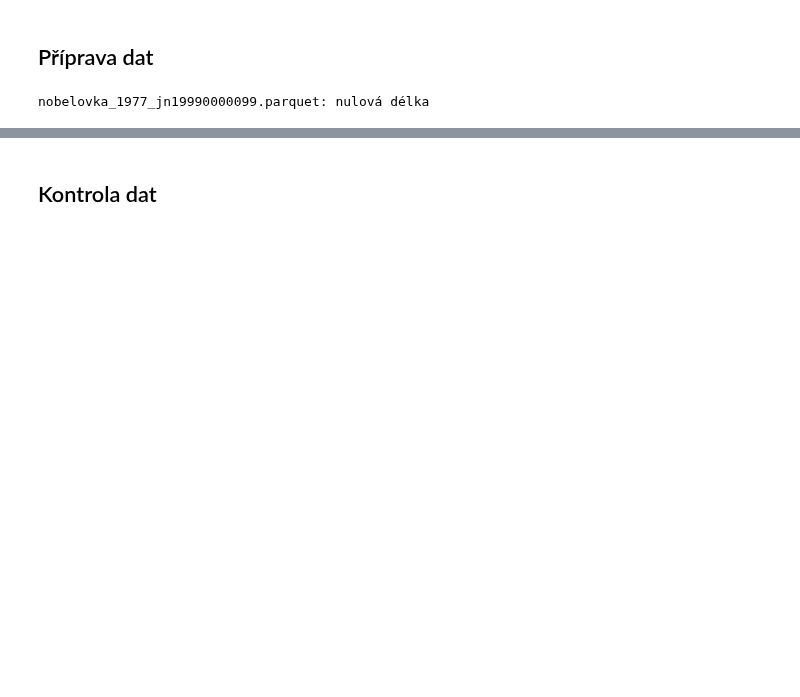
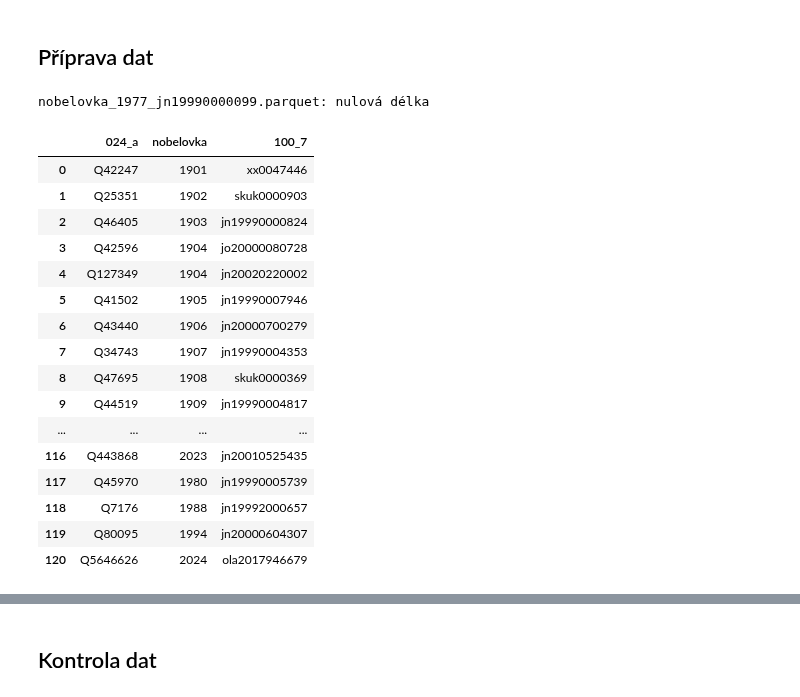
Before and after one commit to DataRozhlas/knizni-peoplemetr, a Jupyter notebook: 901_nobelovky.ipynb, the cells around one changed output, grey strips where cells are left out. Cells and saved outputs as stored; diff of their text form; code cells hidden in the pictures; blank space fills up the shorter version.

```diff
--- a/901_nobelovky.ipynb
+++ b/901_nobelovky.ipynb
@@ -26,3 +30,23 @@ nobelovka_1977_jn19990000099.parquet: nulová délka
 df.loc[df['008'] == '150413q20142015xr     g      000 p cze', 'rok']=2014
 # %%
 koho = pd.read_json(os.path.join('data_raw','wikidata_nobelovky_pro_filtr.json'))
+# %%
+koho
+# %% [output]
+|  | 024_a | nobelovka | 100_7 |
+| 0 | Q42247 | 1901 | xx0047446 |
+| 1 | Q25351 | 1902 | skuk0000903 |
+| 2 | Q46405 | 1903 | jn19990000824 |
+| 3 | Q42596 | 1904 | jo20000080728 |
+| 4 | Q127349 | 1904 | jn20020220002 |
+| 5 | Q41502 | 1905 | jn19990007946 |
+| 6 | Q43440 | 1906 | jn20000700279 |
+| 7 | Q34743 | 1907 | jn19990004353 |
+| 8 | Q47695 | 1908 | skuk0000369 |
+| 9 | Q44519 | 1909 | jn19990004817 |
+| ... | ... | ... | ... |
+| 116 | Q443868 | 2023 | jn20010525435 |
+| 117 | Q45970 | 1980 | jn19990005739 |
+| 118 | Q7176 | 1988 | jn19992000657 |
+| 119 | Q80095 | 1994 | jn20000604307 |
+| 120 | Q5646626 | 2024 | ola2017946679 |
```
Also changed, not shown: parts of 27 cells of this notebook, 8 other files.
